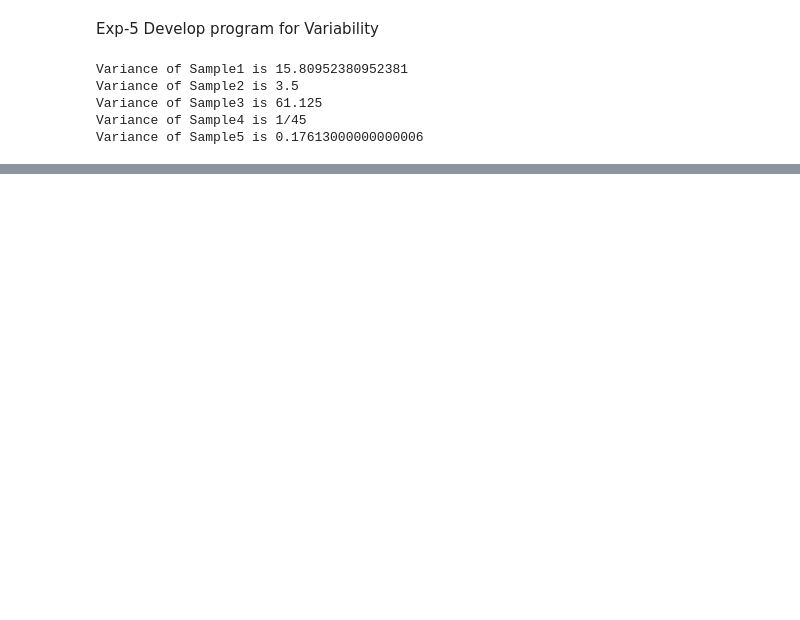
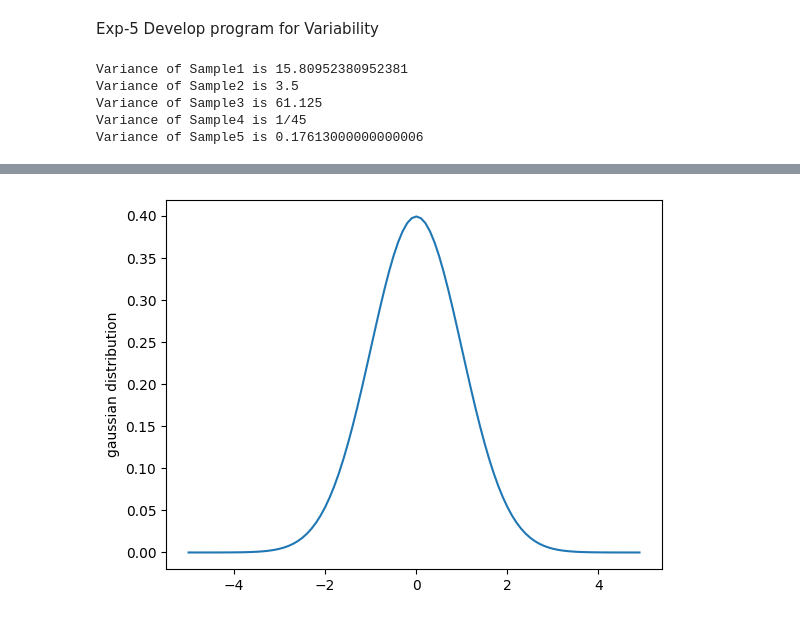
Before and after one commit to arz03/fds-lab, a Jupyter notebook: fds_lab_submission_3.ipynb, the cells around one changed output, grey strips where cells are left out. Cells and saved outputs as stored; diff of their text form; code cells hidden in the pictures; blank space fills up the shorter version.

```diff
--- a/fds_lab_submission_3.ipynb
+++ b/fds_lab_submission_3.ipynb
@@ -36,0 +66,15 @@ Variance of Sample5 is 0.17613000000000006
+# %%
+import numpy as np
+import matplotlib.pyplot as plt
+import pandas as pd
+
+mean = 0
+std = 1
+variance = np.square(std)
+x = np.arange(-5,5,.1)
+f = np.exp(-np.square(x-mean)/2*variance)/(np.sqrt(2*np.pi*variance))
+plt.plot(x,f)
+plt.ylabel('gaussian distribution')
+plt.show()
+# %% [output]
+[figure, added]
```
Also changed, not shown: parts of 8 cells of this notebook.
